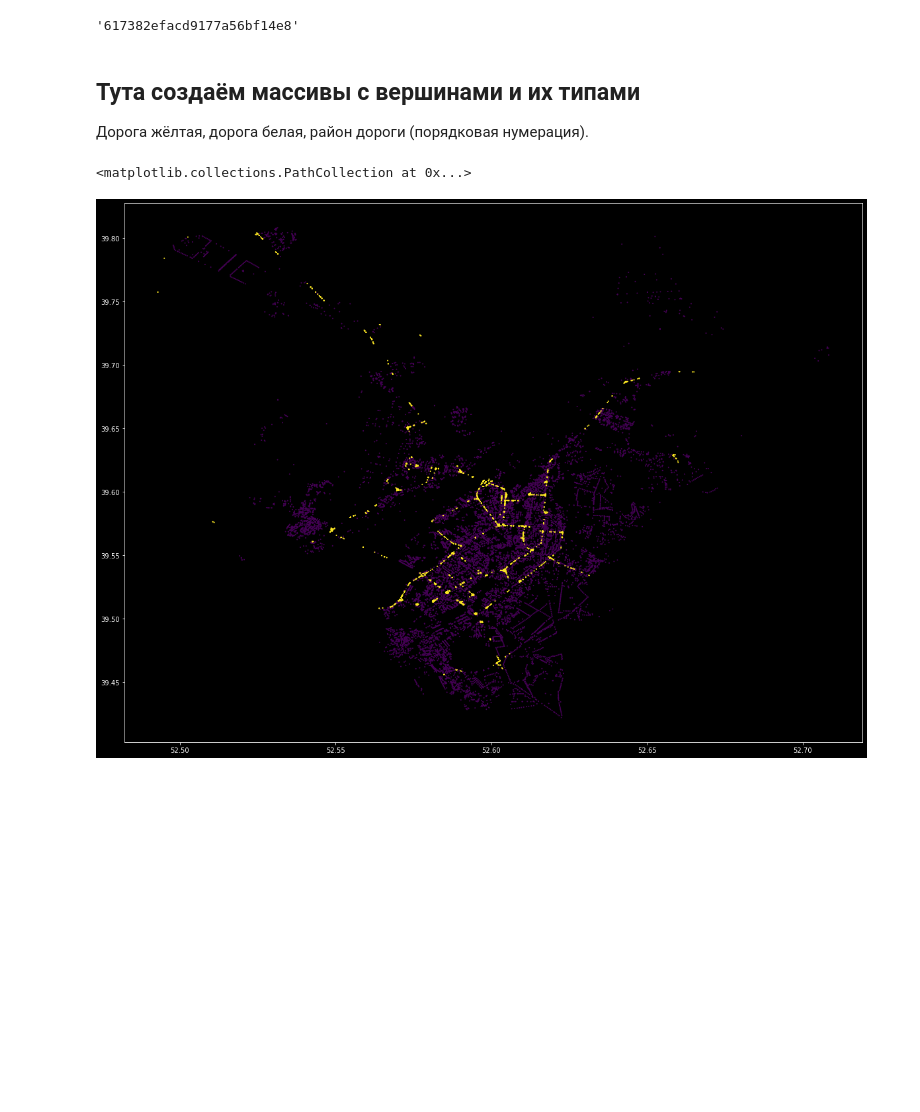
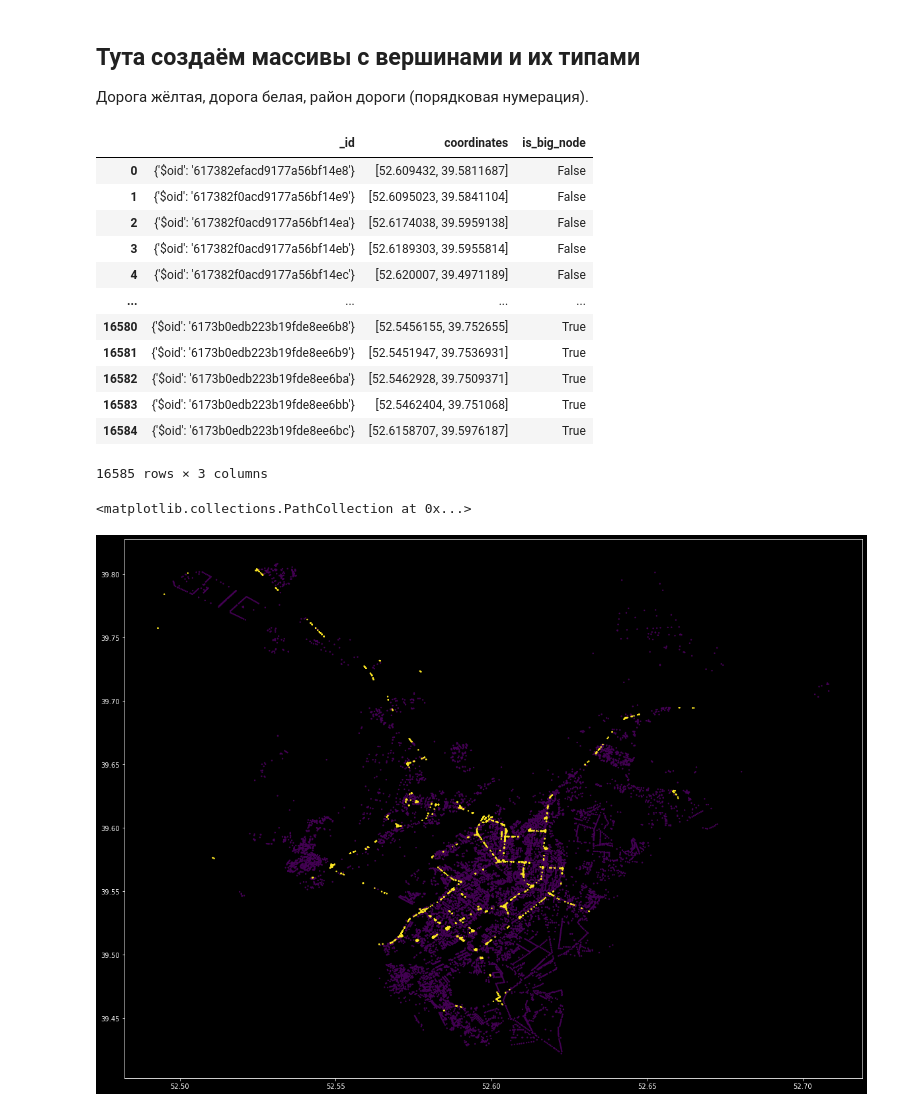
Before and after one commit to Valentinius/IT_Cow, a Jupyter notebook: set_dots.ipynb, the cells around one changed output. Drawn from its saved outputs; the diff is of its cells as text; code cells hidden in the pictures; blank space fills up the shorter version.

```diff
--- a/set_dots.ipynb
+++ b/set_dots.ipynb
@@ -5,9 +44,5 @@ import matplotlib.pyplot as plt
 
 plt.style.use('dark_background')
-# %%
-vertics['_id'][0]['$oid']
-# %% [output]
-'617382efacd9177a56bf14e8'
 # %% [markdown]
 ## Тута создаём массивы с вершинами и их типами
 Дорога жёлтая, дорога белая, район дороги (порядковая нумерация).
@@ -29,4 +64,20 @@ for i in range(vertics.shape[0]):
     p_id.append(vertics['_id'][i]['$oid'])
+# %%
+vertics
+# %% [output]
+|  | _id | coordinates | is_big_node |
+| 0 | {'$oid': '617382efacd9177a56bf14e8'} | [52.609432, 39.5811687] | False |
+| 1 | {'$oid': '617382f0acd9177a56bf14e9'} | [52.6095023, 39.5841104] | False |
+| 2 | {'$oid': '617382f0acd9177a56bf14ea'} | [52.6174038, 39.5959138] | False |
+| 3 | {'$oid': '617382f0acd9177a56bf14eb'} | [52.6189303, 39.5955814] | False |
+| 4 | {'$oid': '617382f0acd9177a56bf14ec'} | [52.620007, 39.4971189] | False |
+| ... | ... | ... | ... |
+| 16580 | {'$oid': '6173b0edb223b19fde8ee6b8'} | [52.5456155, 39.752655] | True |
+| 16581 | {'$oid': '6173b0edb223b19fde8ee6b9'} | [52.5451947, 39.7536931] | True |
+| 16582 | {'$oid': '6173b0edb223b19fde8ee6ba'} | [52.5462928, 39.7509371] | True |
+| 16583 | {'$oid': '6173b0edb223b19fde8ee6bb'} | [52.5462404, 39.751068] | True |
+| 16584 | {'$oid': '6173b0edb223b19fde8ee6bc'} | [52.6158707, 39.5976187] | True |
+16585 rows × 3 columns
 # %%
 fig = plt.gcf()
 fig.set_size_inches(20, 15)
```
Also changed, not shown: parts of 17 cells of this notebook, 3 other files.
